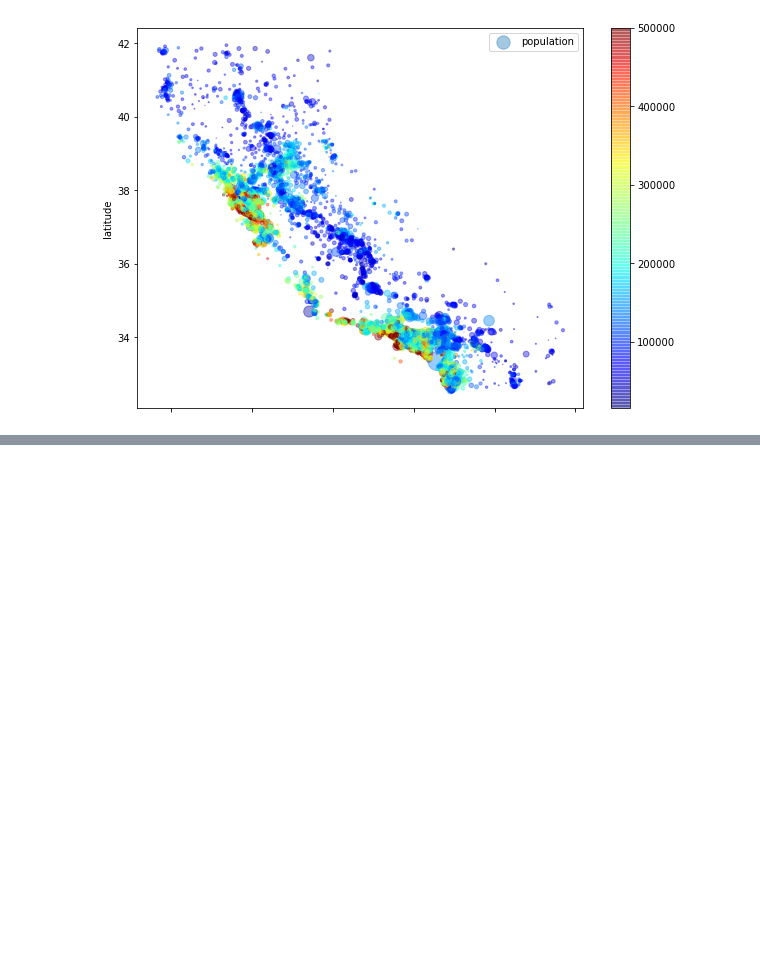
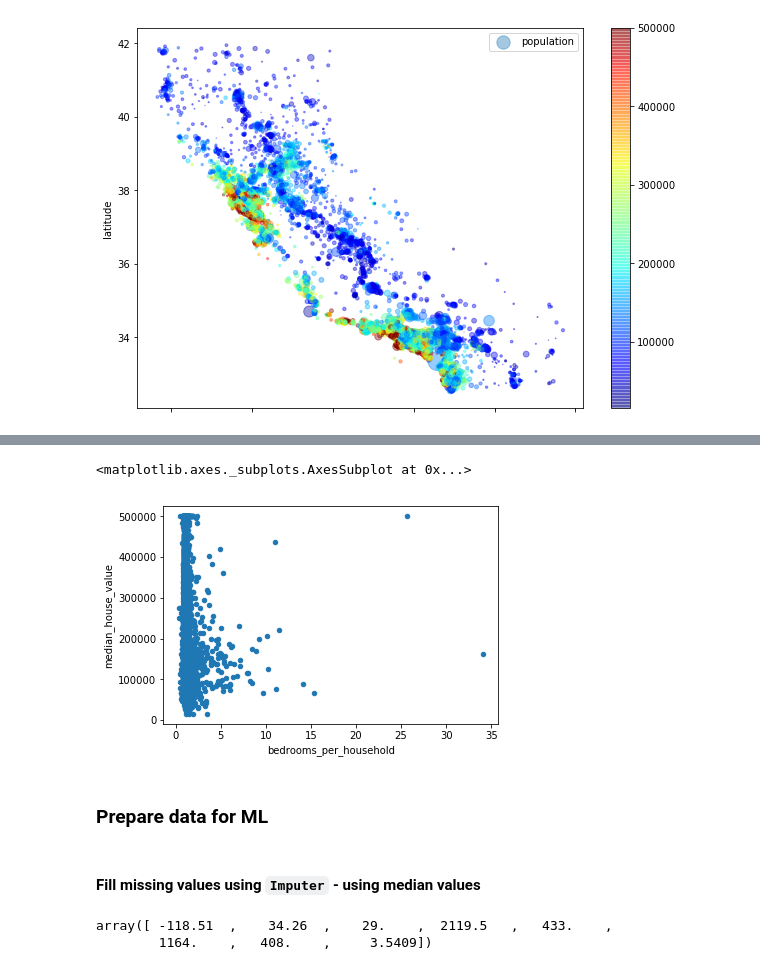
Before and after one commit to AtmaMani/pyChakras, a Jupyter notebook: ml/CA_house_price_prediction.ipynb, the cells around one changed output, grey strips where cells are left out. Drawn from its saved outputs; the diff is of its cells as text; code cells hidden in the pictures; blank space fills up the shorter version.

```diff
--- a/ml/CA_house_price_prediction.ipynb
+++ b/ml/CA_house_price_prediction.ipynb
@@ -123,0 +142,4 @@ plt.legend()
+# %%
+housing['rooms_per_household'] = housing['total_rooms'] / housing['households']
+housing['bedrooms_per_household'] = housing['total_bedrooms'] / housing['households']
+housing['bedrooms_per_rooms'] = housing['total_bedrooms'] / housing['total_rooms']
@@ -123,0 +164,7 @@ plt.legend()
+# %%
+housing.plot(kind='scatter', x='bedrooms_per_household',y='median_house_value', alpha=0.5)
+# %% [output]
+<matplotlib.axes._subplots.AxesSubplot at 0x...>
+[figure, added]
+# %% [markdown]
+### Prepare data for ML
@@ -123,0 +176,2 @@ plt.legend()
+# %% [markdown]
+#### Fill missing values using `Imputer` - using median values
@@ -123,0 +181,8 @@ plt.legend()
+# %%
+#drop text columns let Imputer learn
+housing_numeric = housing.drop('ocean_proximity', axis=1)
+housing_imputer.fit(housing_numeric)
+housing_imputer.statistics_
+# %% [output]
+array([ -118.51  ,    34.26  ,    29.    ,  2119.5   ,   433.    ,
+        1164.    ,   408.    ,     3.5409])
```
Also changed, not shown: parts of 11 cells of this notebook.
